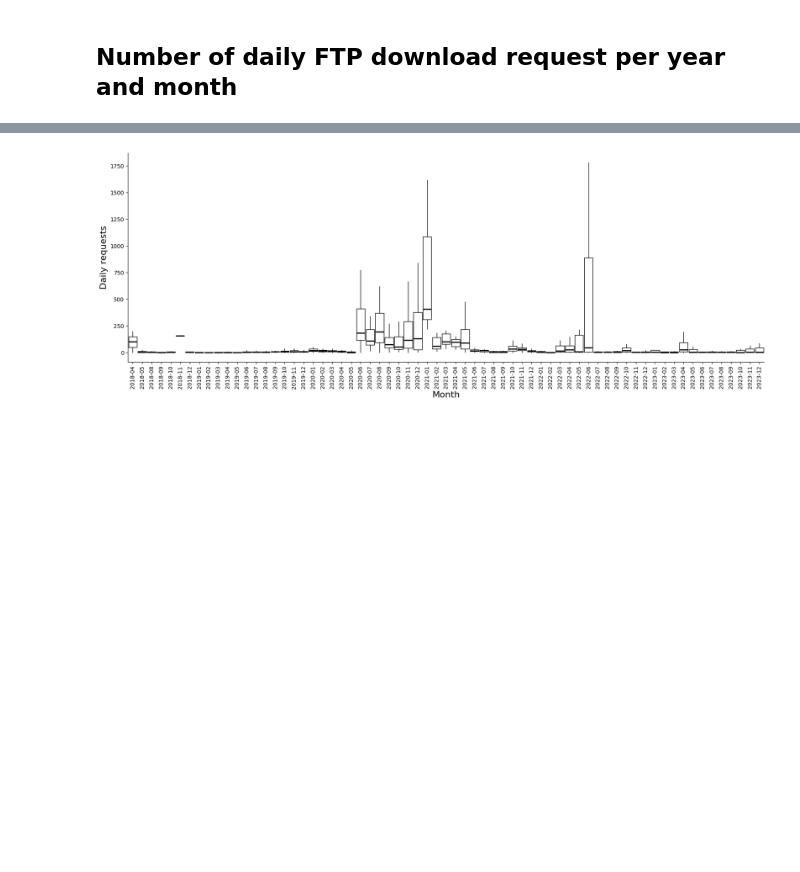
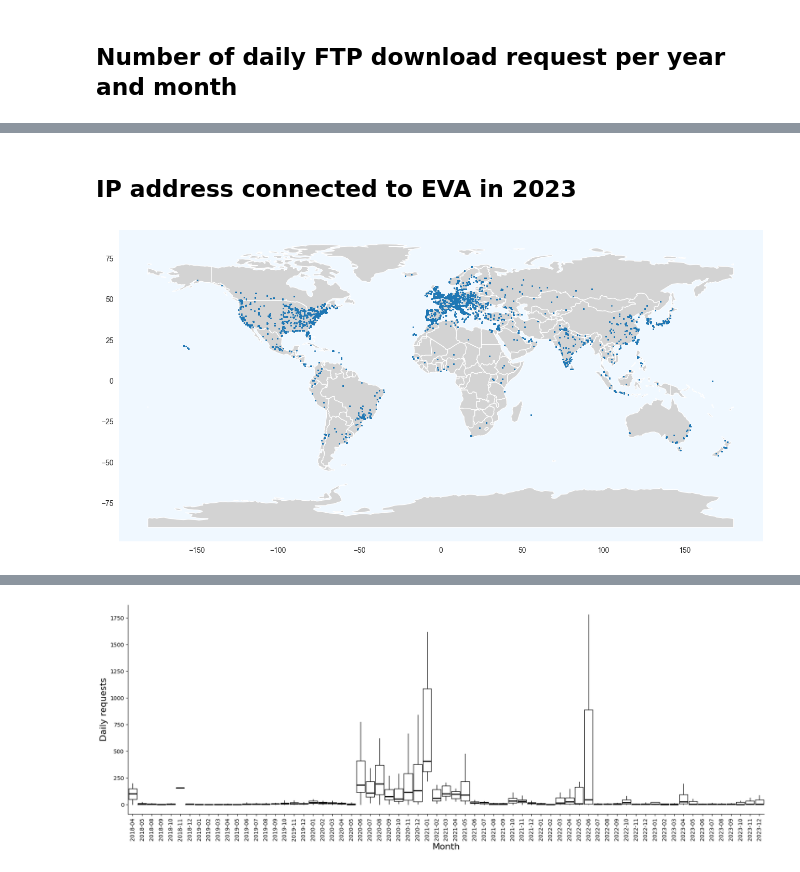
Before and after one commit to tcezard/eva-tasks, a Jupyter notebook: tasks/eva_2766/eva_data_usage_analysis_.ipynb, the cells around one changed output, grey strips where cells are left out. Cells and saved outputs as stored; diff of their text form; code cells hidden in the pictures; blank space fills up the shorter version.

Commit message:
Update the Download count and add ability to show a map

```diff
--- a/tasks/eva_2766/eva_data_usage_analysis_.ipynb
+++ b/tasks/eva_2766/eva_data_usage_analysis_.ipynb
@@ -52,2 +60,16 @@ all_web_df_daily = all_web_df_daily[all_web_df_daily['year'].isin( current_year_
+# %%
+def _get_location(ip_address):
+    response = requests.get('https://geolocation-db.com/json/' + ip_address)
+    response.raise_for_status()
+    return response.json()
+
+cache={}
+def get_location(ip_address):
+    if ip_address not in cache:
+        try:
+            cache[ip_address] = _get_location(ip_address)
+        except HTTPError:
+            cache[ip_address] = {}
+    return cache[ip_address]
 # %% [markdown]
 ## Number of daily FTP download request per year and month
@@ -53,0 +80,5 @@ all_web_df_daily = all_web_df_daily[all_web_df_daily['year'].isin( current_year_
+# %%
+web_df_2023 = all_web_df[(all_web_df['request_ts'] > '2023-01-01') & (all_web_df['request_ts'] < '2024-01-01')]
+web_df_2023['client_ip'].unique()
+res = web_df_2023.apply(lambda row: get_location(row.client_ip), axis='columns', result_type='expand')
+res
@@ -53,0 +99,21 @@ all_web_df_daily = all_web_df_daily[all_web_df_daily['year'].isin( current_year_
+# %% [markdown]
+## IP address connected to EVA in 2023
+# %%
+res = res[res.latitude!='Not found']
+
+
+import geopandas as gpd
+import geodatasets
+
+import matplotlib.pyplot as plt
+
+# Read the map
+countries = gpd.read_file(gpd.datasets.get_path("naturalearth_lowres"))
+# Plot the map
+ax = countries.plot(color="white", figsize=(16,16))
+# Plot the position of the IP addresses
+ax.scatter(res["longitude"], res["latitude"], s=1)
+ax.grid(False)
+ax.set_facecolor("aliceblue")
+# %% [output]
+[figure, added]
```
Also changed, not shown: parts of 14 cells of this notebook, 1 other file.
